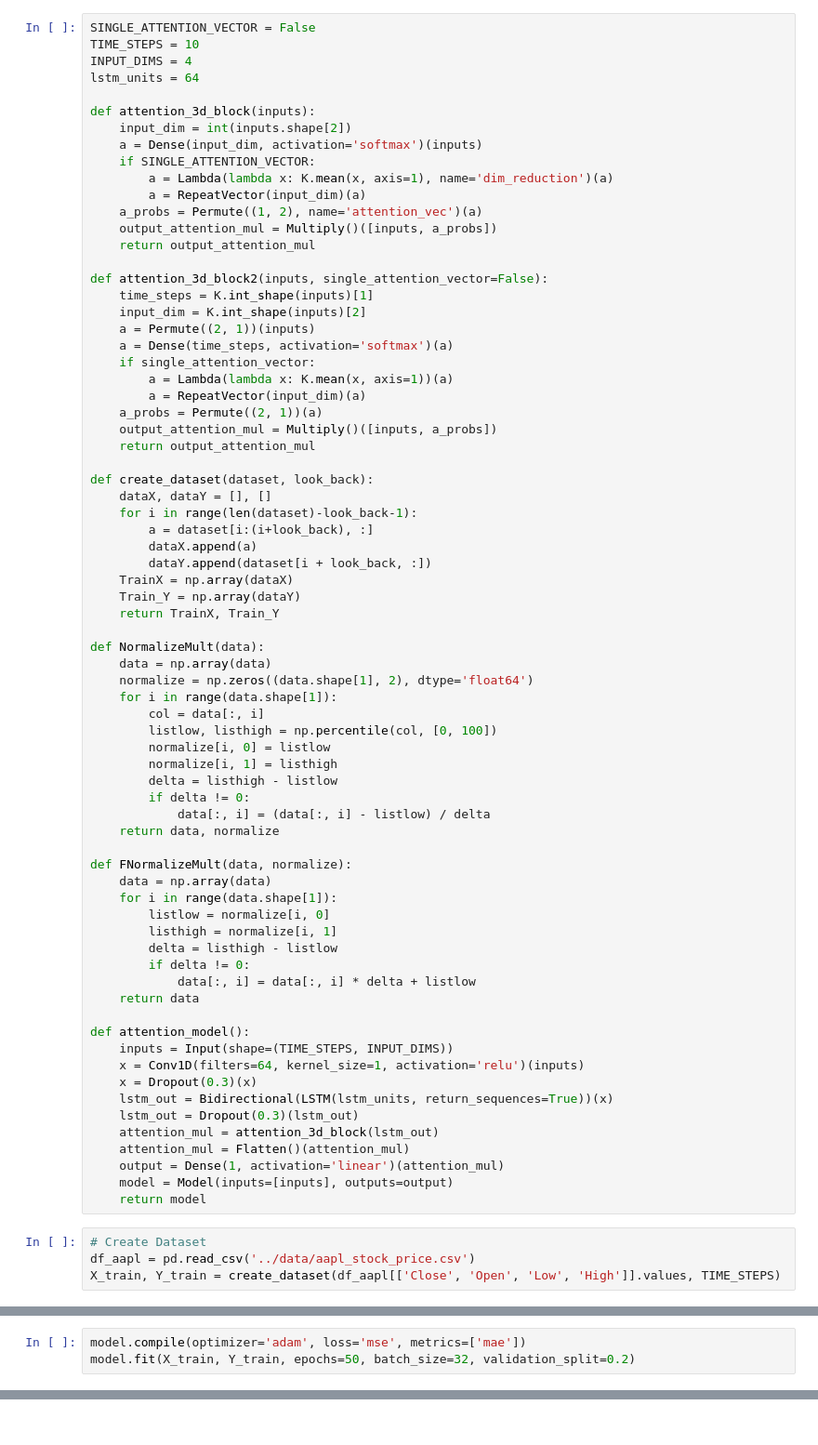
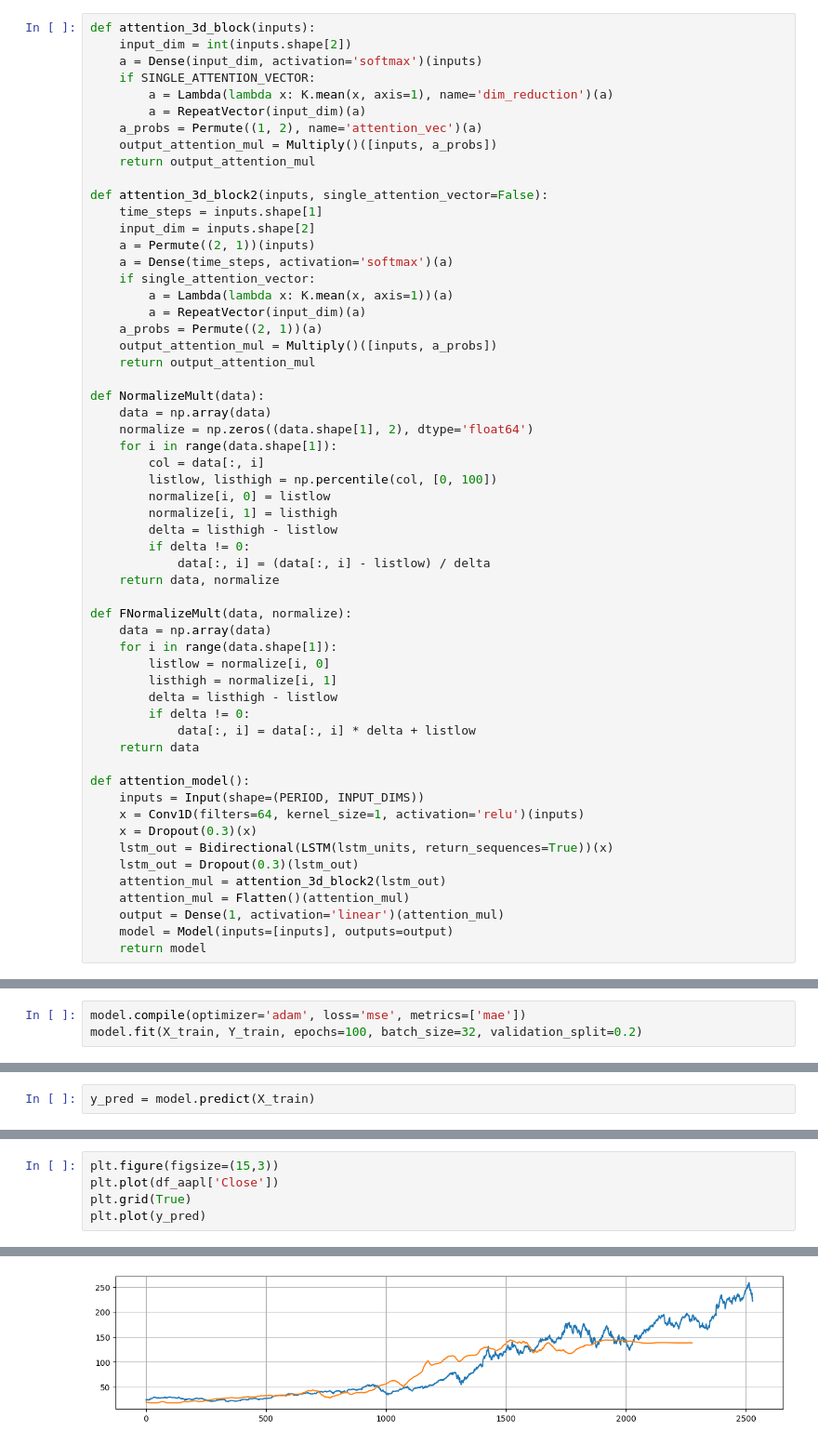
Before and after one commit to nismafaaa/clear-stocks-frontend, a Jupyter notebook: notebook/hybrid_model.ipynb, the cells around one changed output, grey strips where cells are left out. Shown at 93% size. Drawn from its saved outputs; the diff is of its cells as text.

Commit message:
Update Hybrid Model

```diff
--- a/notebook/hybrid_model.ipynb
+++ b/notebook/hybrid_model.ipynb
@@ -7,9 +101,4 @@ from keras import backend as K
 # %%
-SINGLE_ATTENTION_VECTOR = False
-TIME_STEPS = 10
-INPUT_DIMS = 4
-lstm_units = 64
-
 def attention_3d_block(inputs):
     input_dim = int(inputs.shape[2])
     a = Dense(input_dim, activation='softmax')(inputs)
@@ -21,8 +110,8 @@ def attention_3d_block(inputs):
     return output_attention_mul
 
 def attention_3d_block2(inputs, single_attention_vector=False):
-    time_steps = K.int_shape(inputs)[1]
-    input_dim = K.int_shape(inputs)[2]
+    time_steps = inputs.shape[1]
+    input_dim = inputs.shape[2]
     a = Permute((2, 1))(inputs)
     a = Dense(time_steps, activation='softmax')(a)
     if single_attention_vector:
@@ -31,16 +120,6 @@ def attention_3d_block2(inputs, single_attention_vector=False):
     a_probs = Permute((2, 1))(a)
     output_attention_mul = Multiply()([inputs, a_probs])
     return output_attention_mul
-
-def create_dataset(dataset, look_back):
-    dataX, dataY = [], []
-    for i in range(len(dataset)-look_back-1):
-        a = dataset[i:(i+look_back), :]
-        dataX.append(a)
-        dataY.append(dataset[i + look_back, :])
-    TrainX = np.array(dataX)
-    Train_Y = np.array(dataY)
-    return TrainX, Train_Y
 
 def NormalizeMult(data):
     data = np.array(data)
@@ -66,20 +145,16 @@ def FNormalizeMult(data, normalize):
     return data
 
 def attention_model():
-    inputs = Input(shape=(TIME_STEPS, INPUT_DIMS))
+    inputs = Input(shape=(PERIOD, INPUT_DIMS))
     x = Conv1D(filters=64, kernel_size=1, activation='relu')(inputs)
     x = Dropout(0.3)(x)
     lstm_out = Bidirectional(LSTM(lstm_units, return_sequences=True))(x)
     lstm_out = Dropout(0.3)(lstm_out)
-    attention_mul = attention_3d_block(lstm_out)
+    attention_mul = attention_3d_block2(lstm_out)
     attention_mul = Flatten()(attention_mul)
     output = Dense(1, activation='linear')(attention_mul)
     model = Model(inputs=[inputs], outputs=output)
     return model
-# %%
-# Create Dataset
-df_aapl = pd.read_csv('../data/aapl_stock_price.csv')
-X_train, Y_train = create_dataset(df_aapl[['Close', 'Open', 'Low', 'High']].values, TIME_STEPS)
 # %%
 model = attention_model()
 model.summary()
@@ -107,5 +182,5 @@ Model: "functional_4"
  Non-trainable params: 0 (0.00 B)
 # %%
 model.compile(optimizer='adam', loss='mse', metrics=['mae'])
-model.fit(X_train, Y_train, epochs=50, batch_size=32, validation_split=0.2)
+model.fit(X_train, Y_train, epochs=100, batch_size=32, validation_split=0.2)
 # %% [output]
@@ -130,0 +212,2 @@ Epoch 50/50
+# %%
+y_pred = model.predict(X_train)
@@ -130,0 +236,6 @@ Epoch 50/50
+# %%
+plt.figure(figsize=(15,3))
+plt.plot(df_aapl['Close'])
+plt.grid(True)
+plt.plot(y_pred)
+# %% [output]
@@ -130,0 +243 @@ Epoch 50/50
+[figure, added]
```
Also changed, not shown: parts of 22 cells of this notebook, 1 other file.
